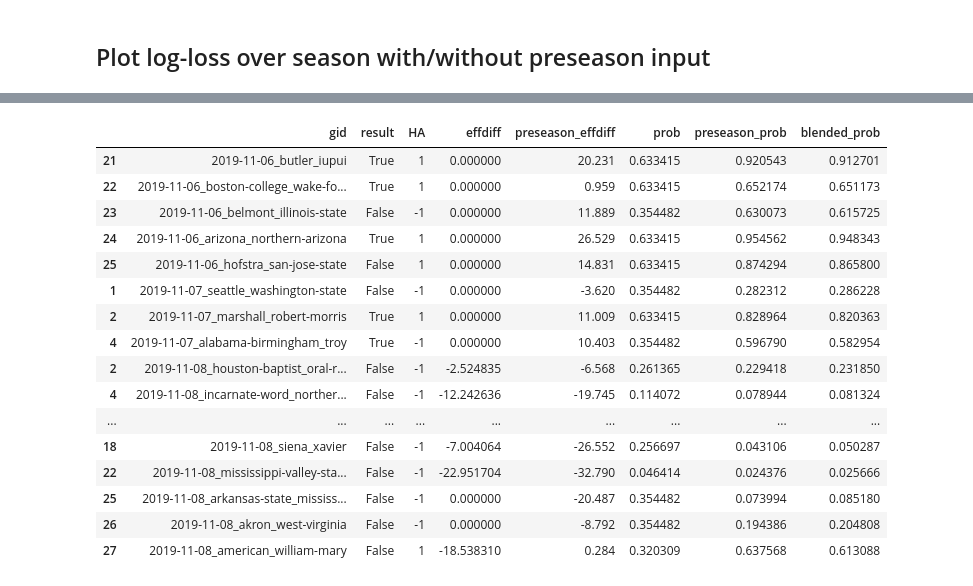
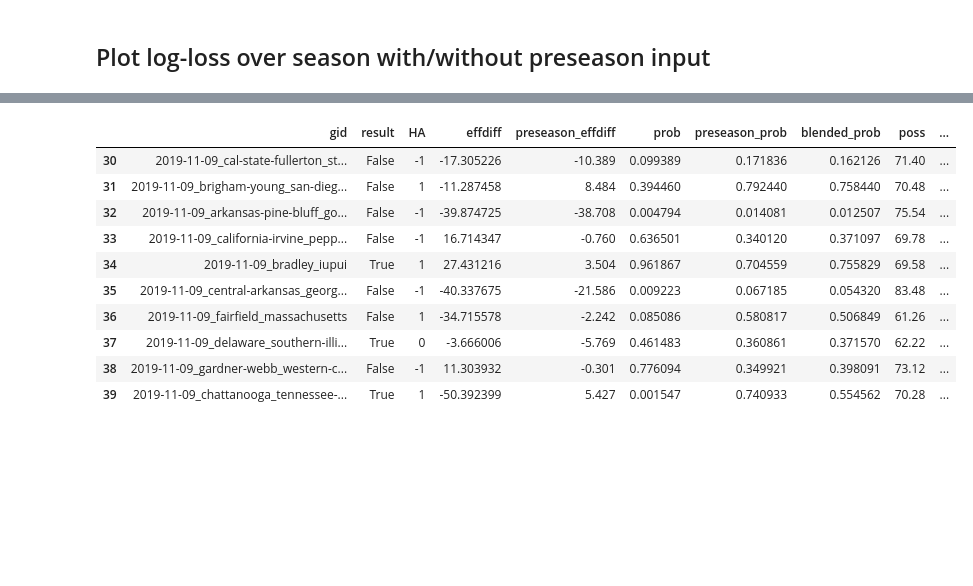
Before and after one commit to bjmarsh/WatchCBB, a Jupyter notebook: notebooks/game_model_train.ipynb, the cells around one changed output, grey strips where cells are left out. Saved outputs shown, nothing was run; the diff lists cells and outputs as text; code cells hidden in the pictures; blank space fills up the shorter version.

```diff
--- a/notebooks/game_model_train.ipynb
+++ b/notebooks/game_model_train.ipynb
@@ -457,9 +467,12 @@ logreg_simple.fit(X_train, y_train)
 
 linreg_pace = LinearRegression()
 linreg_margin = LinearRegression()
+linreg_total = LinearRegression()
+
 
 print("Regression for pace")
 X_train = np.array([data_train.pace1*data_train.pace2]).T
+# linreg_pace.fit(X_train, data_train.poss, get_weights(data_train.poss))
 linreg_pace.fit(X_train, data_train.poss)
 pred_pace_train = linreg_pace.predict(X_train)
 
@@ -467,8 +480,12 @@ print("Regression for score margin")
 X_train = np.array([pred_pace_train*data_train.effdiff, data_train.HA]).T
 linreg_margin.fit(X_train, data_train.margin)
 
+print("Regression for total score")
+X_train = np.array([pred_pace_train*data_train.effsum]).T
+linreg_total.fit(X_train, data_train.totscore)
+
 with open('../models/game_regressions.pkl', 'wb') as fid:
-    pickle.dump((pca, logreg, logreg_simple, linreg_pace, linreg_margin), fid)
+    pickle.dump((pca, logreg, logreg_simple, linreg_pace, linreg_margin, linreg_total), fid)
 # %% [output]
 Regression for pace
 Regression for score margin
@@ -483,31 +501,48 @@ for date in tqdm(dates):
     total_games += df_games.shape[0]
     try:
         with gzip.open('../data/season_stats/{0}.pkl.gz'.format(date), 'rb') as fid:
-            season_stats_dict, season_stats_df = pickle.load(fid)
+            ssd, _ = pickle.load(fid)
     except FileNotFoundError:
         continue
-    data = utils.compile_training_data(df_games, season_stats_dict, sort='alphabetical', include_preseason=True)
-    data = data.query('abs(effdiff)<900')
+    games = utils.compile_training_data(df_games, ssd, sort='alphabetical', include_preseason=True)
+    games = games.loc[(abs(games.effdiff)<900) & ~games.pace1.isna()]
+    if games.shape[0] == 0:
+        continue
 
-    xf = pca.transform(data[utils.ADVSTATFEATURES])
+    xf = pca.transform(games[utils.ADVSTATFEATURES])
     for i in range(len(utils.ADVSTATFEATURES)):
-        data["PCA"+str(i)] = xf[:,i]
+        games["PCA"+str(i)] = xf[:,i]
 
-    probs = logreg.predict_proba(data[utils.PCAFEATURES + ['HA']])[:,1]
-    probs_pre = logreg_simple.predict_proba(data[['preseason_effdiff','HA']])[:,1]
+    probs = logreg.predict_proba(games[utils.PCAFEATURES + ['HA']])[:,1]
+    probs_pre = logreg_simple.predict_proba(games[['preseason_effdiff','HA']])[:,1]
+    pred_pace = linreg_pace.predict(np.array(games.pace1*games.pace2).reshape(-1,1))
+    pred_pace_pre = linreg_pace.predict(games[['preseason_paceprod']])
+    pred_total = linreg_total.predict((pred_pace*games.effsum.values).reshape(-1,1))
+    pred_total_pre = linreg_total.predict((pred_pace_pre*games.preseason_effsum.values).reshape(-1,1))
 
     p = max(0, 1-total_games/5400.0)**2.6
 #     print(probs)
     probs_blend = 1 / (1 + np.exp(-p*(-np.log(1./probs_pre-1)) - (1-p)*(-np.log(1./probs-1))))
+    pred_pace_blend = p*pred_pace_pre + (1-p)*pred_pace
+    pred_total_blend = p*pred_total_pre + (1-p)*pred_total
 
-    data["prob"] = probs
-    data["preseason_prob"] = probs_pre
-    data["blended_prob"] = probs_blend
+    games["prob"] = probs
+    games["preseason_prob"] = probs_pre
+    games["blended_prob"] = probs_blend
+    games['pred_pace'] = pred_pace
+    games['pred_pace_pre'] = pred_pace_pre
+    games['pred_pace_blend'] = pred_pace_blend
+    games['pred_total'] = pred_total
+    games['pred_total_pre'] = pred_total_pre
+    games['pred_total_blend'] = pred_total_blend
 
-    dfs.append(data[['gid','result','HA','effdiff','preseason_effdiff','prob','preseason_prob','blended_prob']].copy())
+    dfs.append(games[['gid','result','HA','effdiff','preseason_effdiff',
+                     'prob','preseason_prob','blended_prob',
+                     'poss','pred_pace','pred_pace_pre','pred_pace_blend',
+                     'totscore','pred_total','pred_total_pre','pred_total_blend']].copy())
 
 
-df_all = pd.concat(dfs)
+df_all = pd.concat(dfs).reset_index(drop=True)
 print(df_all.shape)
-df_all.head(40).tail(20)
+df_all.head(40).tail(10)
 # %% [output]
@@ -515,20 +550,14 @@ df_all.head(40).tail(20)
-|  | gid | result | HA | effdiff | preseason_effdiff | prob | preseason_prob | blended_prob |
-| 21 | 2019-11-06_butler_iupui | True | 1 | 0.000000 | 20.231 | 0.633415 | 0.920543 | 0.912701 |
-| 22 | 2019-11-06_boston-college_wake-fo... | True | 1 | 0.000000 | 0.959 | 0.633415 | 0.652174 | 0.651173 |
-| 23 | 2019-11-06_belmont_illinois-state | False | -1 | 0.000000 | 11.889 | 0.354482 | 0.630073 | 0.615725 |
-| 24 | 2019-11-06_arizona_northern-arizona | True | 1 | 0.000000 | 26.529 | 0.633415 | 0.954562 | 0.948343 |
-| 25 | 2019-11-06_hofstra_san-jose-state | False | 1 | 0.000000 | 14.831 | 0.633415 | 0.874294 | 0.865800 |
-| 1 | 2019-11-07_seattle_washington-state | False | -1 | 0.000000 | -3.620 | 0.354482 | 0.282312 | 0.286228 |
-| 2 | 2019-11-07_marshall_robert-morris | True | 1 | 0.000000 | 11.009 | 0.633415 | 0.828964 | 0.820363 |
-| 4 | 2019-11-07_alabama-birmingham_troy | True | -1 | 0.000000 | 10.403 | 0.354482 | 0.596790 | 0.582954 |
-| 2 | 2019-11-08_houston-baptist_oral-r... | False | -1 | -2.524835 | -6.568 | 0.261365 | 0.229418 | 0.231850 |
-| 4 | 2019-11-08_incarnate-word_norther... | False | -1 | -12.242636 | -19.745 | 0.114072 | 0.078944 | 0.081324 |
-| ... | ... | ... | ... | ... | ... | ... | ... | ... |
-| 18 | 2019-11-08_siena_xavier | False | -1 | -7.004064 | -26.552 | 0.256697 | 0.043106 | 0.050287 |
-| 22 | 2019-11-08_mississippi-valley-sta... | False | -1 | -22.951704 | -32.790 | 0.046414 | 0.024376 | 0.025666 |
-| 25 | 2019-11-08_arkansas-state_mississ... | False | -1 | 0.000000 | -20.487 | 0.354482 | 0.073994 | 0.085180 |
-| 26 | 2019-11-08_akron_west-virginia | False | -1 | 0.000000 | -8.792 | 0.354482 | 0.194386 | 0.204808 |
-| 27 | 2019-11-08_american_william-mary | False | 1 | -18.538310 | 0.284 | 0.320309 | 0.637568 | 0.613088 |
+|  | gid | result | HA | effdiff | preseason_effdiff | prob | preseason_prob | blended_prob | poss | ... |
+| 30 | 2019-11-09_cal-state-fullerton_st... | False | -1 | -17.305226 | -10.389 | 0.099389 | 0.171836 | 0.162126 | 71.40 | ... |
+| 31 | 2019-11-09_brigham-young_san-dieg... | False | 1 | -11.287458 | 8.484 | 0.394460 | 0.792440 | 0.758440 | 70.48 | ... |
+| 32 | 2019-11-09_arkansas-pine-bluff_go... | False | -1 | -39.874725 | -38.708 | 0.004794 | 0.014081 | 0.012507 | 75.54 | ... |
+| 33 | 2019-11-09_california-irvine_pepp... | False | -1 | 16.714347 | -0.760 | 0.636501 | 0.340120 | 0.371097 | 69.78 | ... |
+| 34 | 2019-11-09_bradley_iupui | True | 1 | 27.431216 | 3.504 | 0.961867 | 0.704559 | 0.755829 | 69.58 | ... |
+| 35 | 2019-11-09_central-arkansas_georg... | False | -1 | -40.337675 | -21.586 | 0.009223 | 0.067185 | 0.054320 | 83.48 | ... |
+| 36 | 2019-11-09_fairfield_massachusetts | False | 1 | -34.715578 | -2.242 | 0.085086 | 0.580817 | 0.506849 | 61.26 | ... |
+| 37 | 2019-11-09_delaware_southern-illi... | True | 0 | -3.666006 | -5.769 | 0.461483 | 0.360861 | 0.371570 | 62.22 | ... |
+| 38 | 2019-11-09_gardner-webb_western-c... | False | -1 | 11.303932 | -0.301 | 0.776094 | 0.349921 | 0.398091 | 73.12 | ... |
+| 39 | 2019-11-09_chattanooga_tennessee-... | True | 1 | -50.392399 | 5.427 | 0.001547 | 0.740933 | 0.554562 | 70.28 | ... |
 # %%
 df_all.result = df_all.result.astype(int)
 ll_raw = -df_all.result*np.log(df_all.prob) - (1-df_all.result)*np.log(1-df_all.prob)
```
Also changed, not shown: parts of 9 cells of this notebook, 1 other file.
